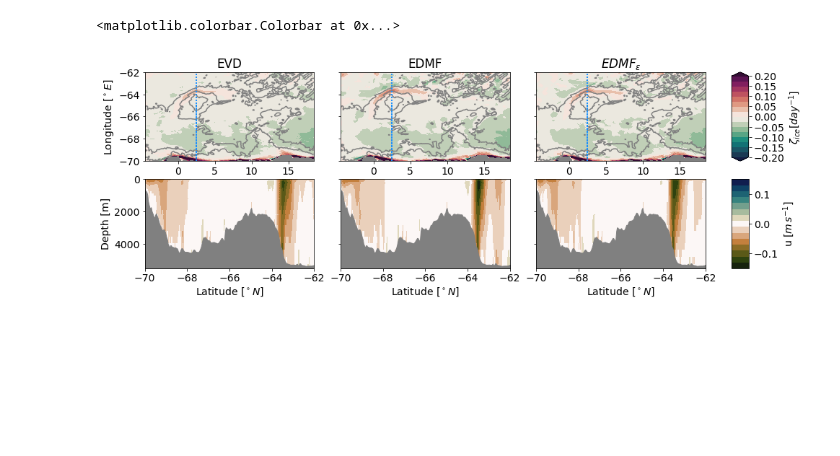
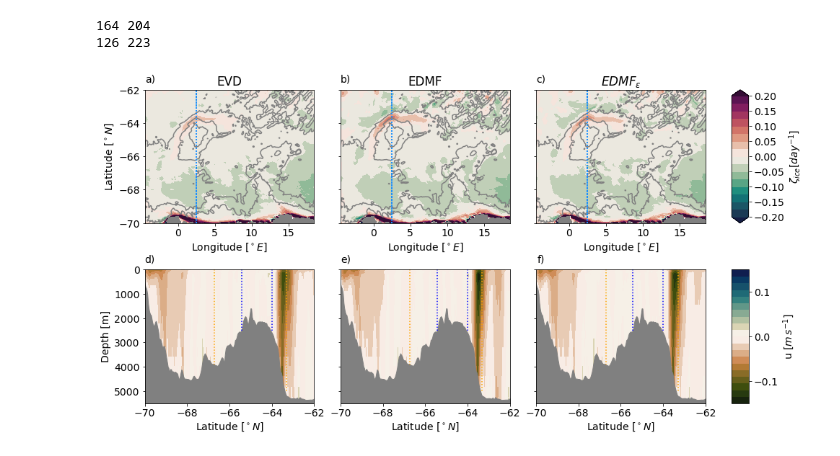
Before and after one commit to bguelk/JAMES_2024_MRP_modelling, a Jupyter notebook: Figures/Figure_wintermean.ipynb, the cells around one changed output. Saved outputs shown, nothing was run; the diff lists cells and outputs as text; code cells hidden in the pictures; blank space fills up the shorter version.

```diff
--- a/Figures/Figure_wintermean.ipynb
+++ b/Figures/Figure_wintermean.ipynb
@@ -66,5 +156,13 @@ Data variables: (12/41)
+# %%
+tc=np.where(ds_dc.mask_tc_u==1)[0]
+fl=np.where(ds_dc.mask_fl_u==1)[0]
+print(tc[0],tc[-1])
+print(fl[0],fl[-1])
+# %% [output]
+164 204
+126 223
 # %%
-fig,axes=plt.subplots(2,4,figsize=(15,5),gridspec_kw={'width_ratios':[1,1,1,0.1]})
+fig,axes=plt.subplots(2,4,figsize=(15,8),gridspec_kw={'width_ratios':[1,1,1,0.1],'hspace':0.35})
 
 # plot winter mean sea ice vorticity ( july to september mean, 2007-2017)
 lev=17
@@ -79,8 +177,9 @@ ax.vlines(x=ds01u.glamu,ymin=-70,ymax=-62,color='dodgerblue',linestyle=':')
 ax.set_xlim((-4.5,18.5))
 ax.set_ylim(-70,-62)
 ax.set_title('EVD')
-ax.set_xlabel('Latitude [$^\circ N$]')
-ax.set_ylabel('Longitude [$^\circ E$]')
+ax.set_ylabel('Latitude [$^\circ N$]')
+ax.set_xlabel('Longitude [$^\circ E$]')
+ax.text(0.03, 1.08, 'a)', horizontalalignment='center',verticalalignment='center', transform=ax.transAxes,fontsize='14')
 
 ax=axes[0,1]
 cbi=ds03i.vort_ice_ym.mean(dim='year').plot.pcolormesh(x="glamt",y="gphit",vmin=wmin,vmax=wmax,levels=lev,cmap=cmapi,ax=ax,add_colorbar=False)
@@ -93,6 +192,9 @@ ax.set_title('EDMF')
 ax.set_yticklabels('')
 ax.set_xlabel('Longitude [$^\circ E$]')
 ax.set_ylabel('')
+ax.text(0.03, 1.08, 'b)', horizontalalignment='center',verticalalignment='center', transform=ax.transAxes,fontsize='14')
+
+
 ax=axes[0,2]
 ds04i.vort_ice_ym.mean(dim='year').plot.pcolormesh(x="glamt",y="gphit",vmin=wmin,vmax=wmax,levels=lev,cmap=cmapi,ax=ax,add_colorbar=False)
 bat.bathy_meter.plot.contour(x="lon",y="lat",ax=ax,levels=[2500,3500,5000],colors='grey')
@@ -105,45 +207,65 @@ ax.set_xlim((-4.5,18.5))
 ax.set_ylim(-70,-62)
 ax.set_yticklabels('')
 plt.colorbar(cbi,cax=axes[0,3],label='$\zeta_{ice} [day^{-1}$]')
+ax.text(0.03, 1.08, 'c)', horizontalalignment='center',verticalalignment='center', transform=ax.transAxes,fontsize='14')
 
 # plot velocity section ( july to september mean, 2007-2017)
-ulev=16
+ulev=21
 umin=-.15
 umax=-1*umin
 cmapu=cmo.tarn
 ax=axes[1,0]
 ds01u.u_245e_wm.mean(dim='year').plot.pcolormesh(x="gphiu",y="depth",ax=ax,vmin=umin,vmax=umax,levels=ulev,cmap=cmapu,add_colorbar=False)
-ax.fill_between(ds04u.gphiu,bat.bathy_meter.isel(x=90),6000,color='grey')
+ax.fill_between(ds01u.gphiu,dsi.bathy_u,6000,color='grey')
+ax.vlines(x=ds01u.gphiu.isel(y_c=tc[0]),ymin=0,ymax=2500,color='b',linestyle=':')
+ax.vlines(x=ds01u.gphiu.isel(y_c=tc[-1]),ymin=0,ymax=2500,color='b',linestyle=':')
+ax.vlines(x=ds01u.gphiu.isel(y_c=fl[0]),ymin=0,ymax=3900,color='orange',linestyle=':')
+ax.vlines(x=ds01u.gphiu.isel(y_c=fl[-1]),ymin=0,ymax=5000,color='orange',linestyle=':')
 ax.set_ylim(0,5500)
 ax.invert_yaxis()
 ax.set_xlabel('Latitude [$^\circ N$]')
 ax.set_ylabel('Depth [m]')
 ax.set_title('')
 ax.set_xlim(-70,-62)
+ax.text(0.03, 1.08, 'd)', horizontalalignment='center',verticalalignment='center', transform=ax.transAxes,fontsize='14')
+
 ax=axes[1,1]
 ds03u.u_245e_wm.mean(dim='year').plot.pcolormesh(x="gphiu",y="depth",ax=ax,vmin=umin,vmax=umax,levels=ulev,cmap=cmapu,add_colorbar=False)
-ax.fill_between(ds04u.gphiu,bat.bathy_meter.isel(x=90),6000,color='grey')
+ax.fill_between(ds03u.gphiu,dsi.bathy_u,6000,color='grey')
+ax.vlines(x=ds03u.gphiu.isel(y_c=tc[0]),ymin=0,ymax=2500,color='b',linestyle=':')
+ax.vlines(x=ds03u.gphiu.isel(y_c=tc[-1]),ymin=0,ymax=2500,color='b',linestyle=':')
+ax.vlines(x=ds03u.gphiu.isel(y_c=fl[0]),ymin=0,ymax=3900,color='orange',linestyle=':')
+ax.vlines(x=ds03u.gphiu.isel(y_c=fl[-1]),ymin=0,ymax=5000,color='orange',linestyle=':')
 ax.set_ylim(0,5500)
 ax.invert_yaxis()
 ax.set_ylabel('')
 ax.set_yticklabels('')
 ax.set_xlabel('Latitude [$^\circ N$]')
 ax.set_xlim(-70,-62)
 ax.set_title('')
+ax.text(0.03, 1.08, 'e)', horizontalalignment='center',verticalalignment='center', transform=ax.transAxes,fontsize='14')
+
 ax=axes[1,2]
 cbu=ds04u.u245e_wm.mean(dim='year').plot.pcolormesh(x="gphiu",y="depth",ax=ax,vmin=umin,vmax=umax,levels=ulev,cmap=cmapu,add_colorbar=False)
-ax.fill_between(ds04u.gphiu,bat.bathy_meter.isel(x=90),6000,color='grey')
+ax.fill_between(ds04u.gphiu,dsi.bathy_u,6000,color='grey')
+ax.vlines(x=ds04u.gphiu.isel(y_c=tc[0]),ymin=0,ymax=2500,color='b',linestyle=':')
+ax.vlines(x=ds04u.gphiu.isel(y_c=tc[-1]),ymin=0,ymax=2500,color='b',linestyle=':')
+ax.vlines(x=ds04u.gphiu.isel(y_c=fl[0]),ymin=0,ymax=3900,color='orange',linestyle=':')
+ax.vlines(x=ds04u.gphiu.isel(y_c=fl[-1]),ymin=0,ymax=5000,color='orange',linestyle=':')
 ax.set_ylim(0,5500)
 ax.invert_yaxis()
 ax.set_ylabel('')
 ax.set_xlabel('Latitude [$^\circ N$]')
 ax.set_xlim(-70,-62)
 ax.set_yticklabels('')
 ax.set_title('')
+ax.text(0.03, 1.08, 'f)', horizontalalignment='center',verticalalignment='center', transform=ax.transAxes,fontsize='14')
+
 plt.colorbar(cbu,cax=axes[1,3],label='u [$m\,s^{-1}$]',ticks=np.arange(-0.1,0.2,0.1))
+plt.tight_layout()
+plt.savefig('./seaicevort_u_wintermean.jpg',dpi=300)
 # %% [output]
-<matplotlib.colorbar.Colorbar at 0x...>
-[figure, old version]
+[figure, new version]
 # %%
 ds03u
 # %% [output]
```
Also changed, not shown: parts of 6 cells of this notebook, 1 other file.
